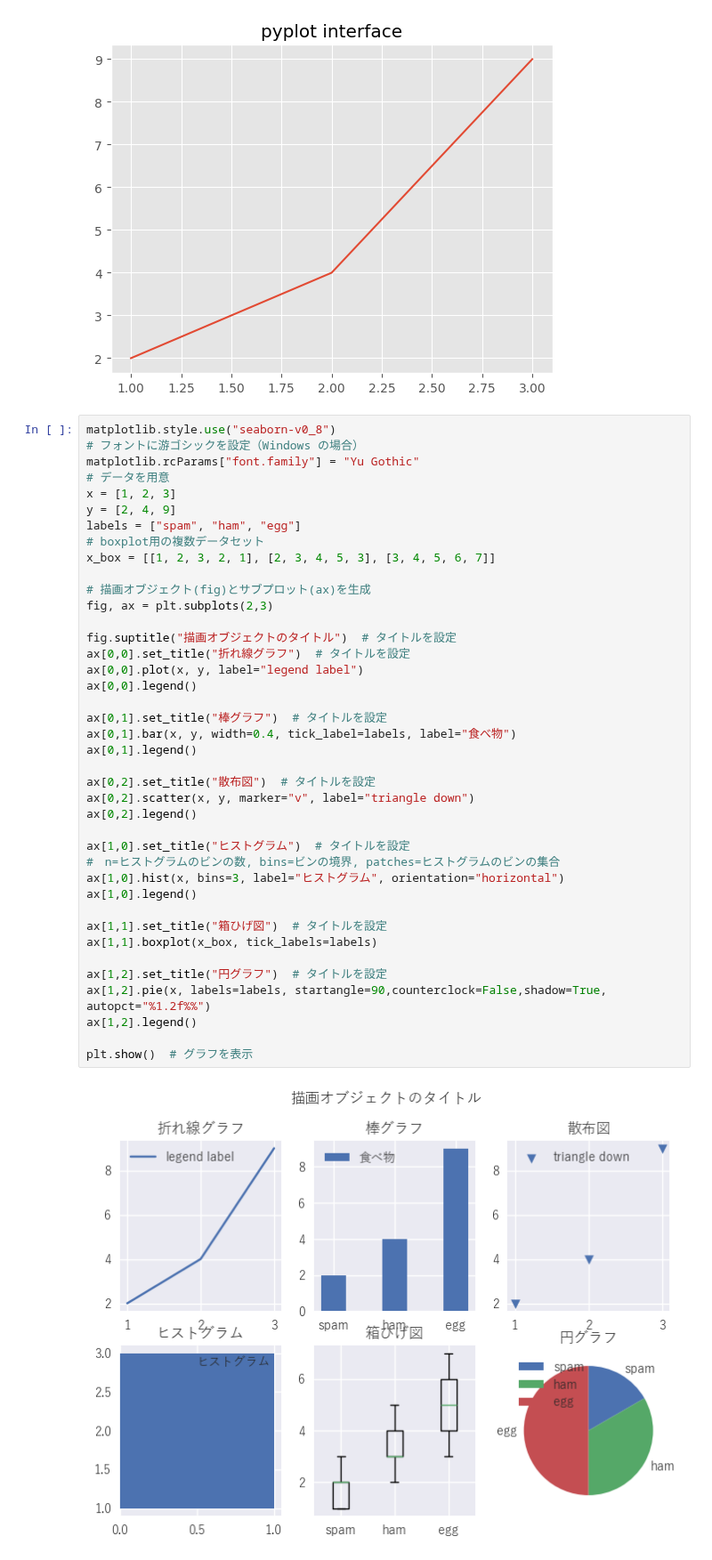
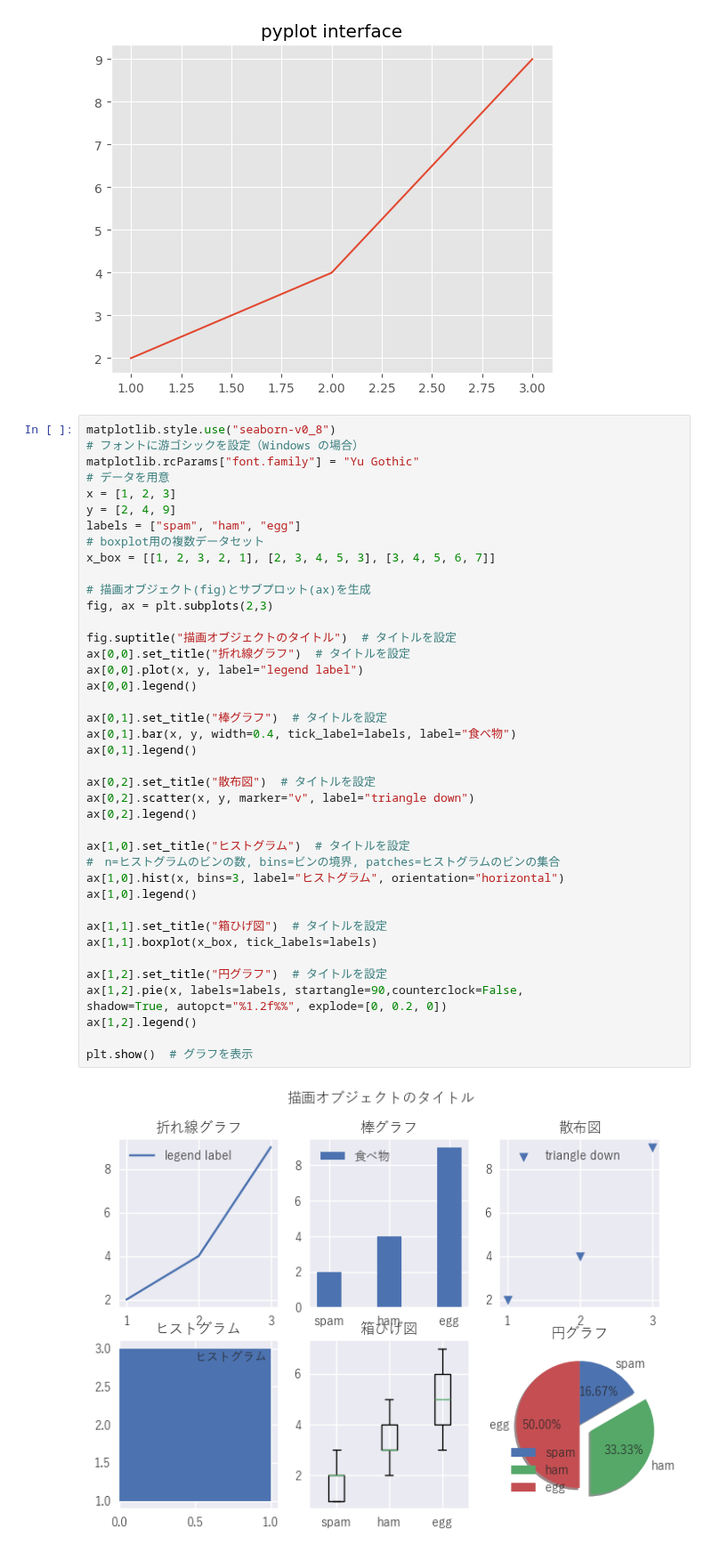
Before and after one commit to Ryo-9591/python-data-analysis-study, a Jupyter notebook: summary/matplotlib.ipynb, the cells around one changed output. Shown at 89% size. Saved outputs shown, nothing was run; the diff lists cells and outputs as text.

```diff
--- a/summary/matplotlib.ipynb
+++ b/summary/matplotlib.ipynb
@@ -27,32 +27,33 @@ x_box = [[1, 2, 3, 2, 1], [2, 3, 4, 5, 3], [3, 4, 5, 6, 7]]
 
 # 描画オブジェクト(fig)とサブプロット(ax)を生成
 fig, ax = plt.subplots(2,3)
 
 fig.suptitle("描画オブジェクトのタイトル")  # タイトルを設定
 ax[0,0].set_title("折れ線グラフ")  # タイトルを設定
 ax[0,0].plot(x, y, label="legend label")
 ax[0,0].legend()
 
 ax[0,1].set_title("棒グラフ")  # タイトルを設定
 ax[0,1].bar(x, y, width=0.4, tick_label=labels, label="食べ物")
 ax[0,1].legend()
 
 ax[0,2].set_title("散布図")  # タイトルを設定
 ax[0,2].scatter(x, y, marker="v", label="triangle down")
 ax[0,2].legend()
 
 ax[1,0].set_title("ヒストグラム")  # タイトルを設定
 #　n=ヒストグラムのビンの数, bins=ビンの境界, patches=ヒストグラムのビンの集合
 ax[1,0].hist(x, bins=3, label="ヒストグラム", orientation="horizontal")
 ax[1,0].legend()
 
 ax[1,1].set_title("箱ひげ図")  # タイトルを設定
 ax[1,1].boxplot(x_box, tick_labels=labels)
 
 ax[1,2].set_title("円グラフ")  # タイトルを設定
-ax[1,2].pie(x, labels=labels, startangle=90,counterclock=False,shadow=True, autopct="%1.2f%%")
+ax[1,2].pie(x, labels=labels, startangle=90,counterclock=False,
+shadow=True, autopct="%1.2f%%", explode=[0, 0.2, 0])
 ax[1,2].legend()
 
 plt.show()  # グラフを表示
 # %% [output]
-[figure, old version]
+[figure, new version]
```
